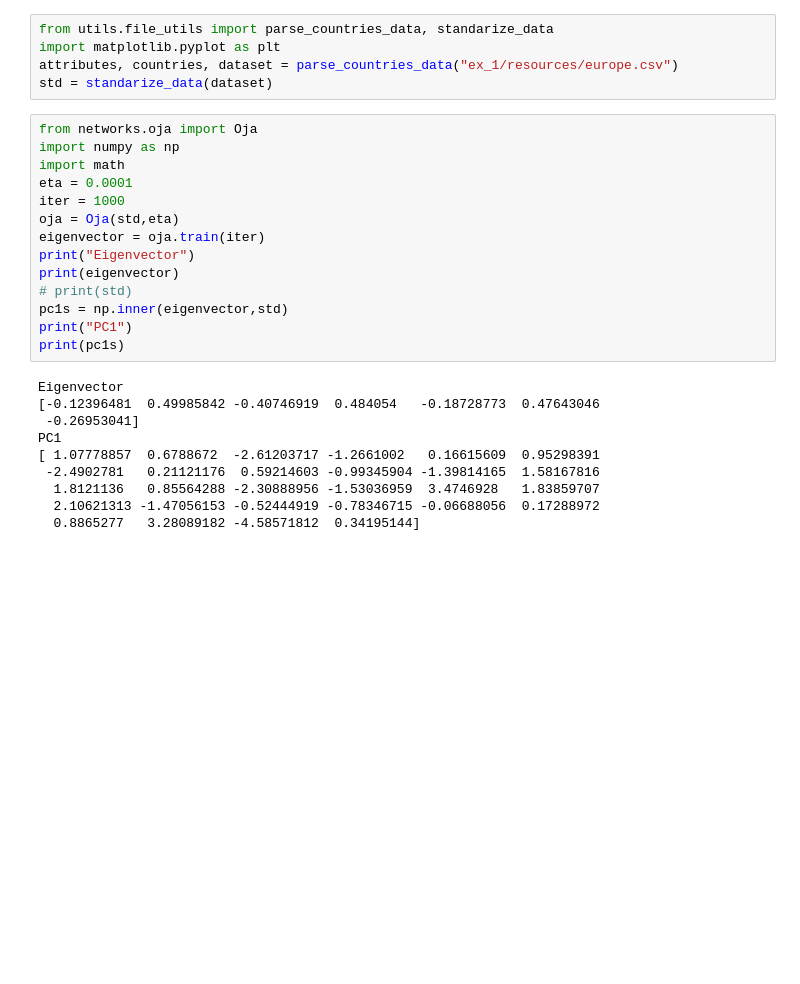
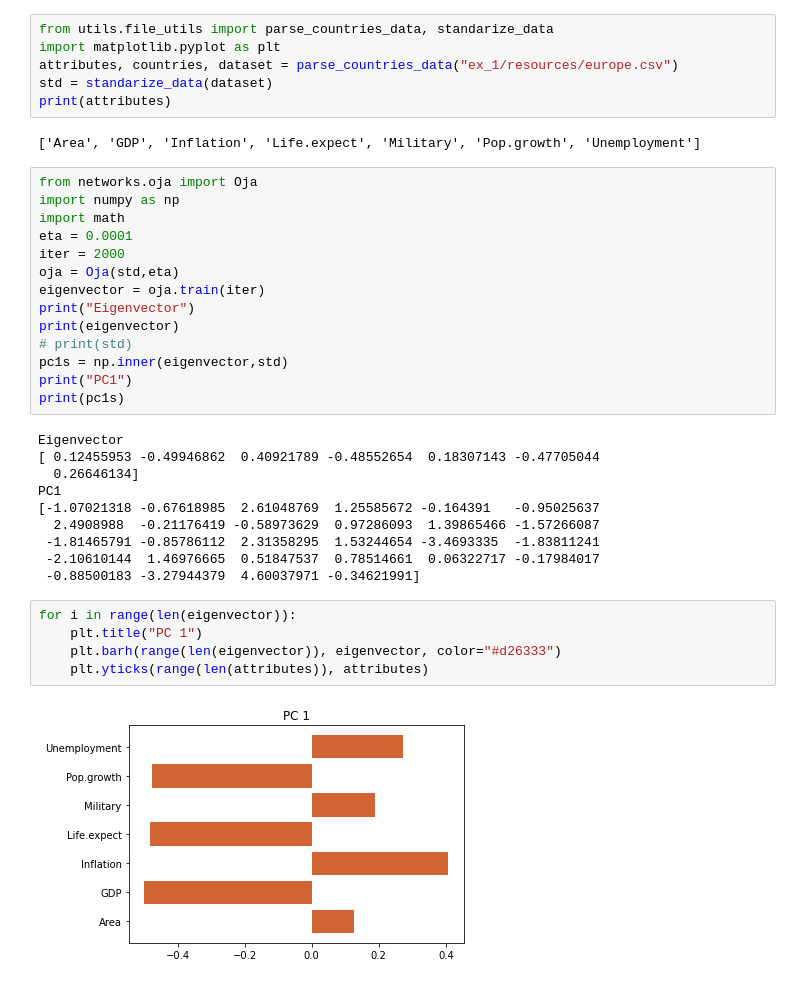
Before and after one commit to camilaborinsky/SIA-tps, a Jupyter notebook: TP4/oja.ipynb, the cells around one changed output. Drawn from its saved outputs; the diff is of its cells as text; blank space fills up the shorter version.

```diff
--- a/TP4/oja.ipynb
+++ b/TP4/oja.ipynb
@@ -3,12 +3,15 @@ from utils.file_utils import parse_countries_data, standarize_data
 import matplotlib.pyplot as plt
 attributes, countries, dataset = parse_countries_data("ex_1/resources/europe.csv")
 std = standarize_data(dataset)
+print(attributes)
+# %% [output]
+['Area', 'GDP', 'Inflation', 'Life.expect', 'Military', 'Pop.growth', 'Unemployment']
 # %%
 from networks.oja import Oja
 import numpy as np
 import math
 eta = 0.0001
-iter = 1000
+iter = 2000
 oja = Oja(std,eta)
 eigenvector = oja.train(iter)
 print("Eigenvector")
@@ -19,13 +22,20 @@ print("PC1")
 print(pc1s)
 # %% [output]
 Eigenvector
-[-0.12396481  0.49985842 -0.40746919  0.484054   -0.18728773  0.47643046
- -0.26953041]
+[ 0.12455953 -0.49946862  0.40921789 -0.48552654  0.18307143 -0.47705044
+  0.26646134]
 PC1
-[ 1.07778857  0.6788672  -2.61203717 -1.2661002   0.16615609  0.95298391
- -2.4902781   0.21121176  0.59214603 -0.99345904 -1.39814165  1.58167816
-  1.8121136   0.85564288 -2.30888956 -1.53036959  3.4746928   1.83859707
-  2.10621313 -1.47056153 -0.52444919 -0.78346715 -0.06688056  0.17288972
-  0.8865277   3.28089182 -4.58571812  0.34195144]
+[-1.07021318 -0.67618985  2.61048769  1.25585672 -0.164391   -0.95025637
+  2.4908988  -0.21176419 -0.58973629  0.97286093  1.39865466 -1.57266087
+ -1.81465791 -0.85786112  2.31358295  1.53244654 -3.4693335  -1.83811241
+ -2.10610144  1.46976665  0.51847537  0.78514661  0.06322717 -0.17984017
+ -0.88500183 -3.27944379  4.60037971 -0.34621991]
+# %%
+for i in range(len(eigenvector)):
+    plt.title("PC 1")
+    plt.barh(range(len(eigenvector)), eigenvector, color="#d26333")
+    plt.yticks(range(len(attributes)), attributes)
+# %% [output]
+[figure, added]
 # %%
 plt.figure(figsize=(20,20))
```
Also changed, not shown: parts of 4 cells of this notebook.
